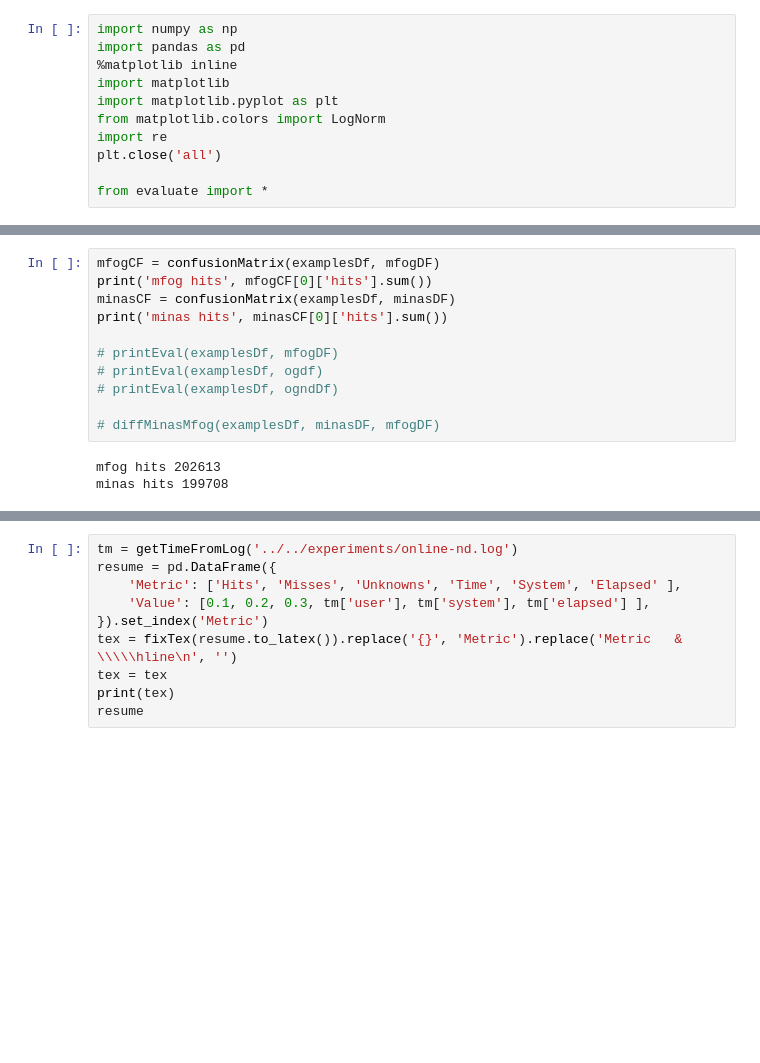
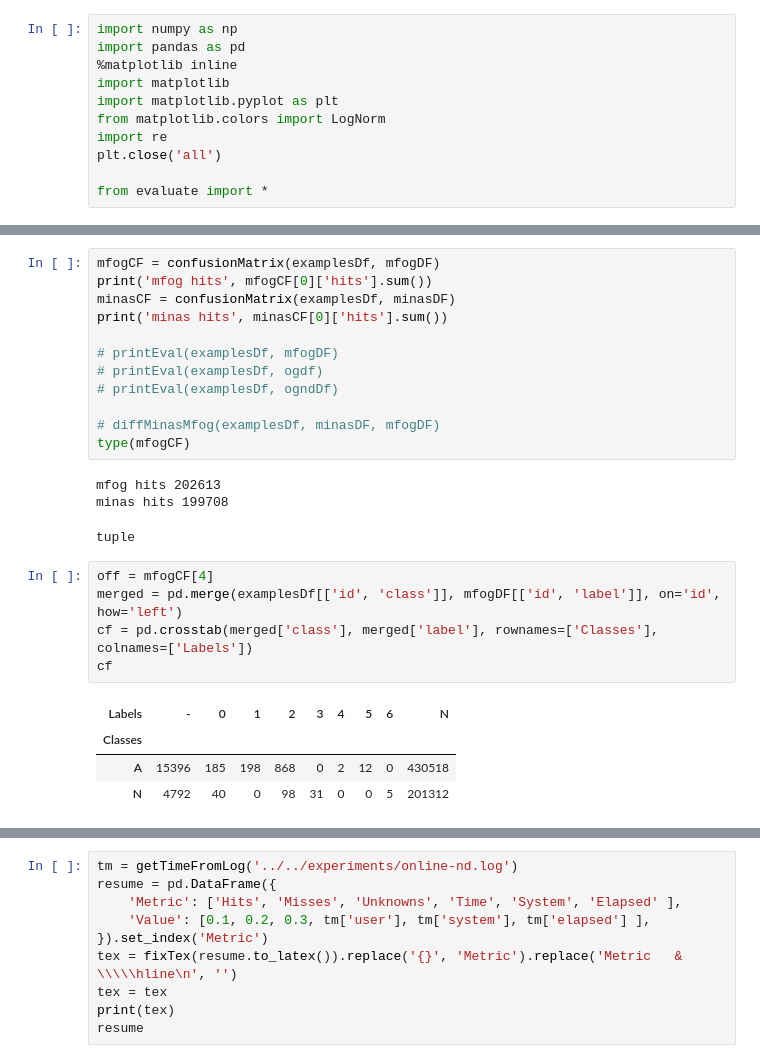
Before and after one commit to luis-puhl/minas-flink, a Jupyter notebook: src/evaluation/evaluate.ipynb, the cells around one changed output, grey strips where cells are left out. Drawn from its saved outputs; the diff is of its cells as text; blank space fills up the shorter version.

```diff
--- a/src/evaluation/evaluate.ipynb
+++ b/src/evaluation/evaluate.ipynb
@@ -38,6 +38,18 @@ print('minas hits', minasCF[0]['hits'].sum())
 # printEval(examplesDf, ogndDf)
 
 # diffMinasMfog(examplesDf, minasDF, mfogDF)
+type(mfogCF)
 # %% [output]
 mfog hits 202613
 minas hits 199708
+tuple
+# %%
+off = mfogCF[4]
+merged = pd.merge(examplesDf[['id', 'class']], mfogDF[['id', 'label']], on='id', how='left')
+cf = pd.crosstab(merged['class'], merged['label'], rownames=['Classes'], colnames=['Labels'])
+cf
+# %% [output]
+| Labels | - | 0 | 1 | 2 | 3 | 4 | 5 | 6 | N |
+| Classes |  |  |  |  |  |  |  |  |  |
+| A | 15396 | 185 | 198 | 868 | 0 | 2 | 12 | 0 | 430518 |
+| N | 4792 | 40 | 0 | 98 | 31 | 0 | 0 | 5 | 201312 |
```
Also changed, not shown: parts of 2 cells of this notebook, 1 other file.
